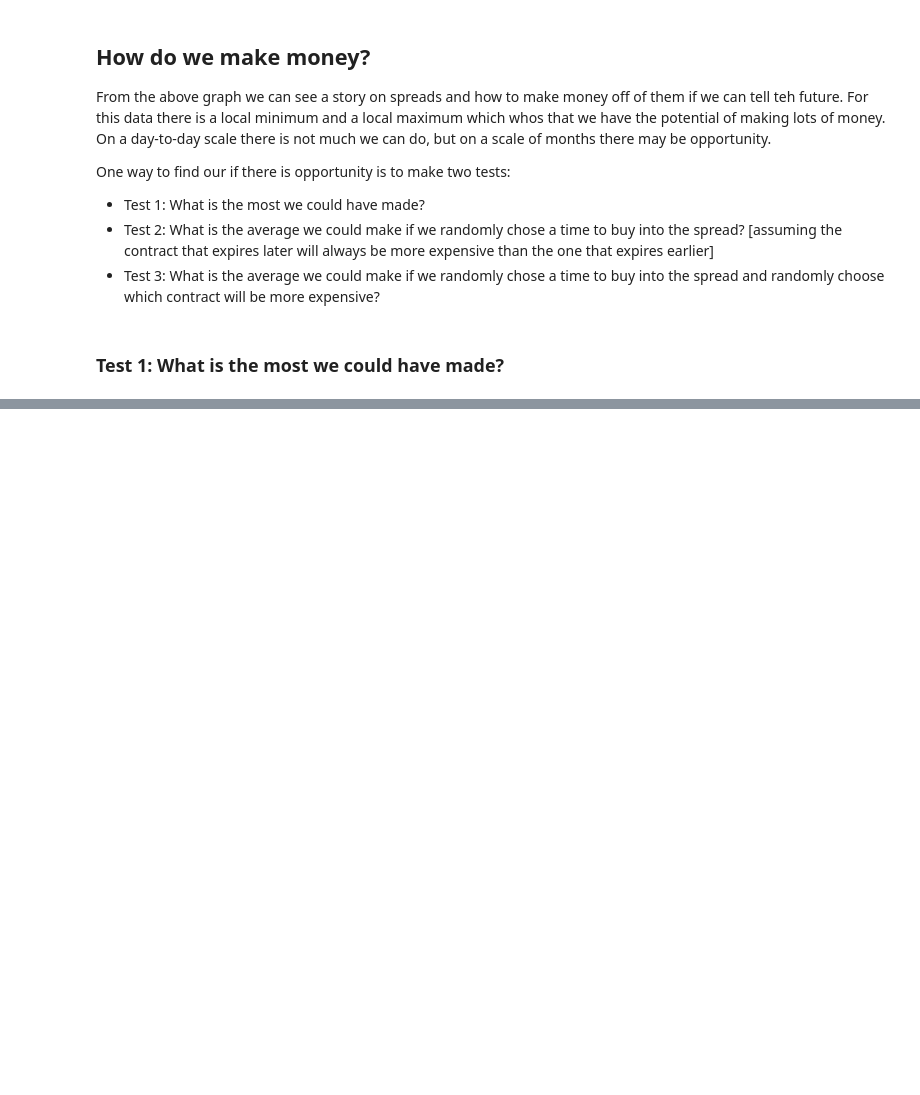
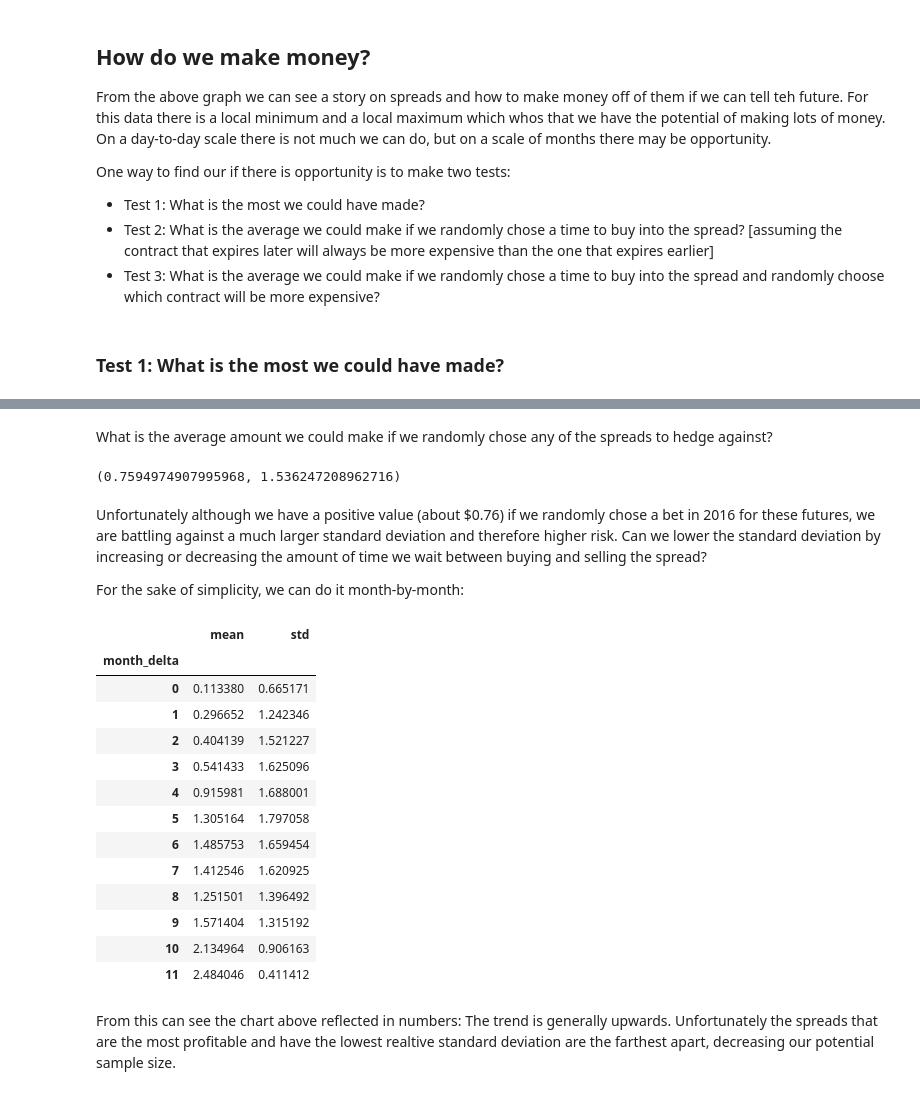
Before and after one commit to akotlerman/data-science-blog, a Jupyter notebook: 6. Introduction to Spreads.ipynb, the cells around one changed output, grey strips where cells are left out. Cells and saved outputs as stored; diff of their text form; code cells hidden in the pictures; blank space fills up the shorter version.

Commit message:
Grammar mistakes and adding to 6
Adding data to Introduction to Spreads adn grammar corrections in others.

```diff
--- a/6. Introduction to Spreads.ipynb
+++ b/6. Introduction to Spreads.ipynb
@@ -175,0 +179,21 @@ This one is a big more complicated. Essentially it is a combinatorics problem.
+# %%
+def generate_day_combinations(start_date, end_date):
+    # Generate for date-time combinations.
+    if not isinstance(start_date, date) or not isinstance(end_date, date):
+        raise TypeError('start or end date not datetime object.')
+
+    if start_date >= end_date:
+        raise ValueError('start date should be less than end date.')
+
+    day = timedelta(days=1)
+    _start = copy(start_date)
+    while _start < end_date:
+        _end = _start + day
+        while _end <= end_date:
+            yield (_start, _end)
+            _end += day
+        _start += day
+
+# Test
+df = df_2016_07_sub_2016_01
+list(generate_day_combinations(df['date'].iloc[0], df['date'].iloc[0] + timedelta(days=3)))
@@ -175,0 +209,45 @@ This one is a big more complicated. Essentially it is a combinatorics problem.
+# %%
+df = df_2016_07_sub_2016_01.set_index('date')
+dates = df.index
+
+df_2015_spreads = []
+for combo in generate_day_combinations(dates.min(), dates.max()):
+    try:
+        buy =  df['spread'].loc[combo[0]]
+        sell = df['spread'].loc[combo[1]]
+        df_2015_spreads.append([combo[0], combo[1], sell-buy, combo[1]-combo[0]])
+    except:
+        pass
+# %%
+df_2015_spreads = pd.DataFrame(df_2015_spreads, columns=('start_date', 'end_date', 'hedge', 'days_delta'))
+# %% [markdown]
+What is the average amount we could make if we randomly chose any of the spreads to hedge against?
+# %%
+df_2015_spreads['hedge'].mean(), df_2015_spreads['hedge'].std()
+# %% [output]
+(0.7594974907995968, 1.536247208962716)
+# %% [markdown]
+Unfortunately although we have a positive value (about $0.76) if we randomly chose a bet in 2016 for these futures, we are battling against a much larger standard deviation and therefore higher risk. Can we lower the standard deviation by increasing or decreasing the amount of time we wait between buying and selling the spread?
+
+For the sake of simplicity, we can do it month-by-month:
+# %%
+df_2015_spreads['month_delta'] = df_2015_spreads['days_delta'].map(lambda x: x.days//30)
+
+df_2015_spreads.groupby('month_delta')['hedge'].describe()[['mean', 'std']]
+# %% [output]
+|  | mean | std |
+| month_delta |  |  |
+| 0 | 0.113380 | 0.665171 |
+| 1 | 0.296652 | 1.242346 |
+| 2 | 0.404139 | 1.521227 |
+| 3 | 0.541433 | 1.625096 |
+| 4 | 0.915981 | 1.688001 |
+| 5 | 1.305164 | 1.797058 |
+| 6 | 1.485753 | 1.659454 |
+| 7 | 1.412546 | 1.620925 |
+| 8 | 1.251501 | 1.396492 |
+| 9 | 1.571404 | 1.315192 |
+| 10 | 2.134964 | 0.906163 |
+| 11 | 2.484046 | 0.411412 |
+# %% [markdown]
+From this can see the chart above reflected in numbers: The trend is generally upwards. Unfortunately the spreads that are the most profitable and have the lowest realtive standard deviation are the farthest apart, decreasing our potential sample size.
```
Also changed, not shown: parts of 5 cells of this notebook, 2 other files.
